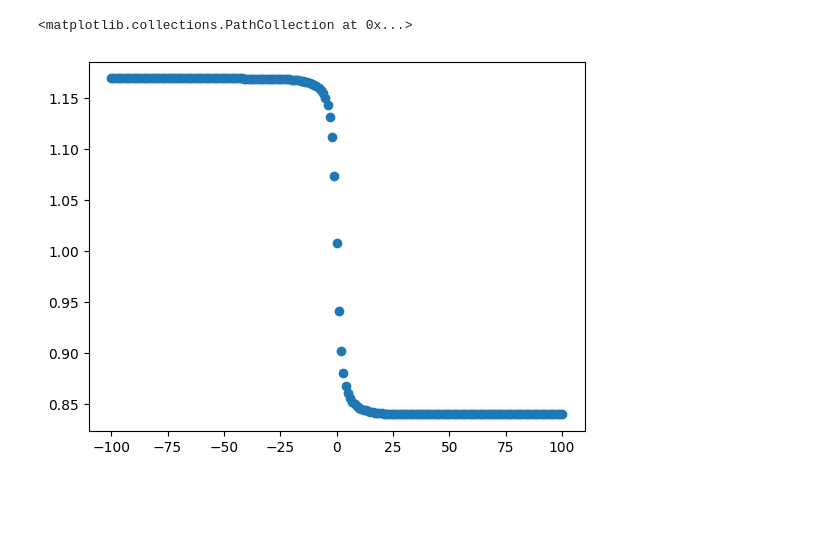
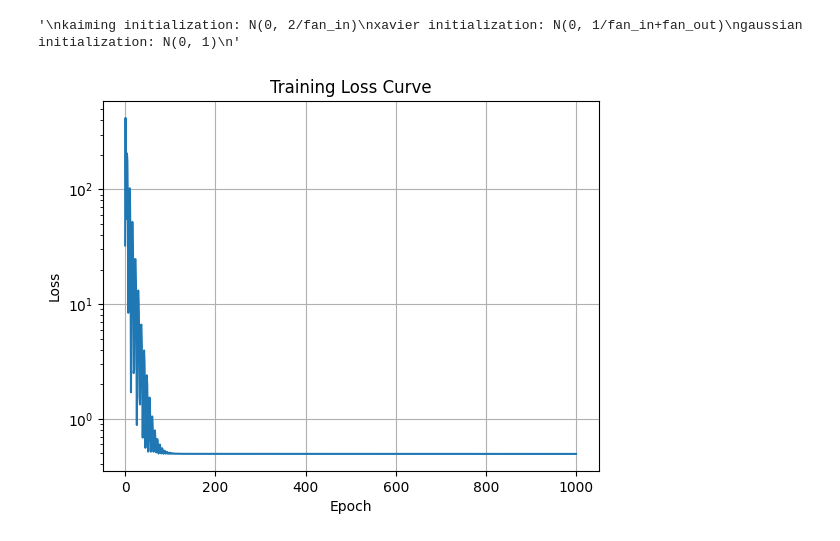
Before and after one commit to JohnHady101/multi-arm-bandit, a Jupyter notebook: testnetwork.ipynb, the cells around one changed output. Cells and saved outputs as stored; diff of their text form; code cells hidden in the pictures; blank space fills up the shorter version.

```diff
--- a/testnetwork.ipynb
+++ b/testnetwork.ipynb
@@ -34,9 +34,9 @@ class MyNetwork(torch.nn.Module):
 
     def forward(self, x):
         x = self.fc1(x)
-        x = self.sigmoid(x)
+        x = self.relu(x)
         x = self.hiddenlayer(x)
-        x = self.sigmoid(x)
+        x = self.relu(x)
         x = self.fc2(x)
         return x
 
@@ -46,3 +46,5 @@ kaiming initialization: N(0, 2/fan_in)
 xavier initialization: N(0, 1/fan_in+fan_out)
 gaussian initialization: N(0, 1)
 """
+# %% [output]
+'\nkaiming initialization: N(0, 2/fan_in)\nxavier initialization: N(0, 1/fan_in+fan_out)\ngaussian initialization: N(0, 1)\n'
@@ -81,6 +51,36 @@ outputs = model(inputs)
-# %%
-# plot inputs and outputs
-plt.scatter(inputs.numpy(), outputs.detach().numpy())
-# %% [output]
-<matplotlib.collections.PathCollection at 0x...>
-[figure, removed]
+# %%
+# Example data (replace with your own)
+X = torch.linspace(-100, 100, 100).unsqueeze(1)  # shape: (100, 1)
+y = torch.sin(X)                              # shape: (100, 1)
+# %%
+model = MyNetwork()
+
+# 1. Define loss and optimizer
+criterion = torch.nn.MSELoss()
+optimizer = torch.optim.Adam(model.parameters(), lr=0.01)
+# %%
+losses = []
+
+# 2. Training loop
+epochs = 1000
+
+for epoch in range(epochs):
+    # model.train()
+    optimizer.zero_grad()
+    output = model(X)
+    loss = criterion(output, y)
+    loss.backward()
+    optimizer.step()
+    losses.append(loss.item())
+
+import matplotlib.pyplot as plt
+
+plt.plot(losses)
+plt.xlabel("Epoch")
+plt.ylabel("Loss")
+plt.title("Training Loss Curve")
+plt.yscale("log")  # optional, useful if loss drops sharply
+plt.grid(True)
+plt.show()
+# %% [output]
+[figure, added]
```
Also changed, not shown: parts of 3 cells of this notebook, 7 other files.
